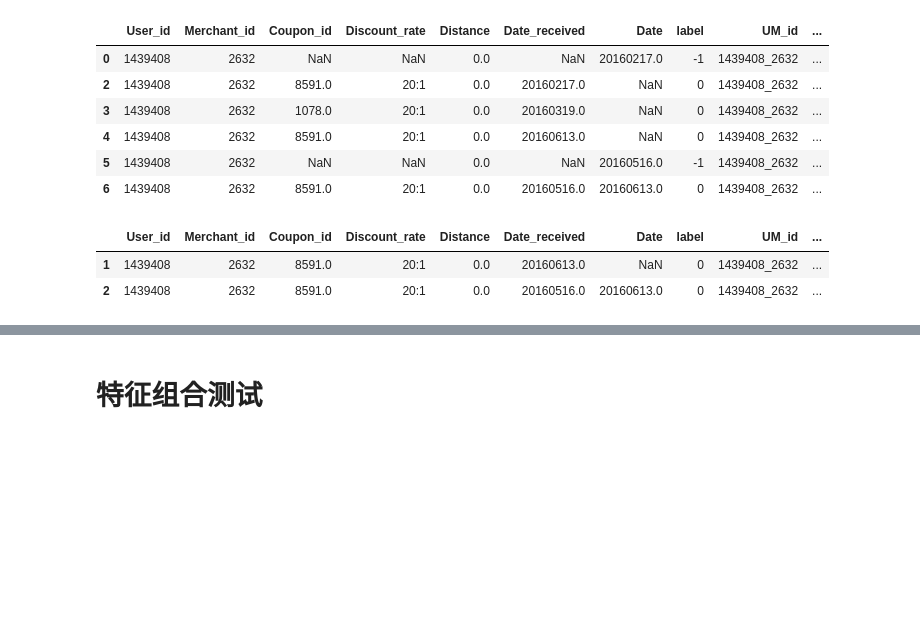
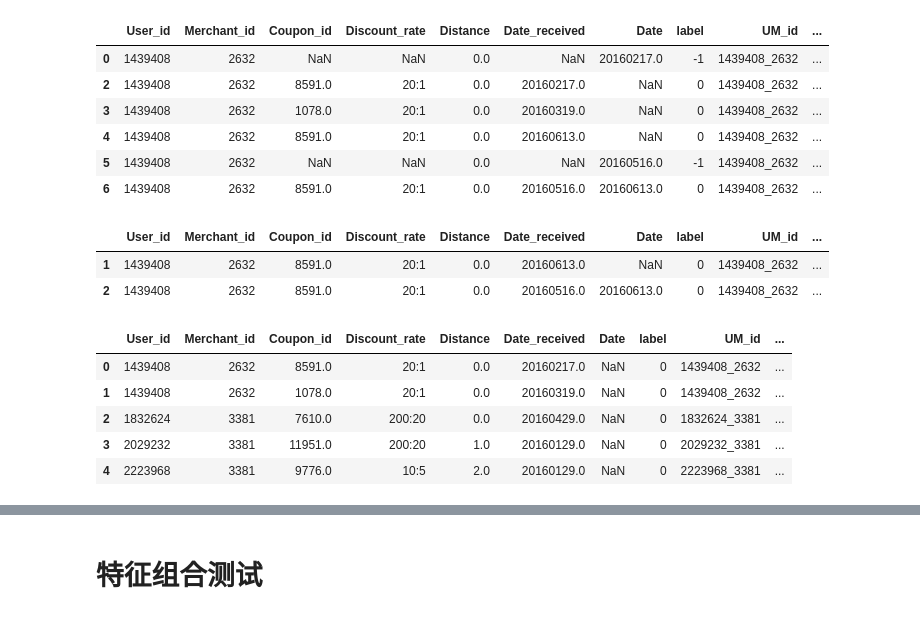
Before and after one commit to shaolei-zuo/myproject, a Jupyter notebook: mcomp/tc_o2o/app/testapp.ipynb, the cells around one changed output, grey strips where cells are left out. Cells and saved outputs as stored; diff of their text form; code cells hidden in the pictures; blank space fills up the shorter version.

```diff
--- a/mcomp/tc_o2o/app/testapp.ipynb
+++ b/mcomp/tc_o2o/app/testapp.ipynb
@@ -67,0 +70,9 @@ def user_features(df001):
+# %%
+train_1.head()
+# %% [output]
+|  | User_id | Merchant_id | Coupon_id | Discount_rate | Distance | Date_received | Date | label | UM_id | ... |
+| 0 | 1439408 | 2632 | 8591.0 | 20:1 | 0.0 | 20160217.0 | NaN | 0 | 1439408_2632 | ... |
+| 1 | 1439408 | 2632 | 1078.0 | 20:1 | 0.0 | 20160319.0 | NaN | 0 | 1439408_2632 | ... |
+| 2 | 1832624 | 3381 | 7610.0 | 200:20 | 0.0 | 20160429.0 | NaN | 0 | 1832624_3381 | ... |
+| 3 | 2029232 | 3381 | 11951.0 | 200:20 | 1.0 | 20160129.0 | NaN | 0 | 2029232_3381 | ... |
+| 4 | 2223968 | 3381 | 9776.0 | 10:5 | 2.0 | 20160129.0 | NaN | 0 | 2223968_3381 | ... |
```
Also changed, not shown: parts of 4 cells of this notebook, 1 other file.
